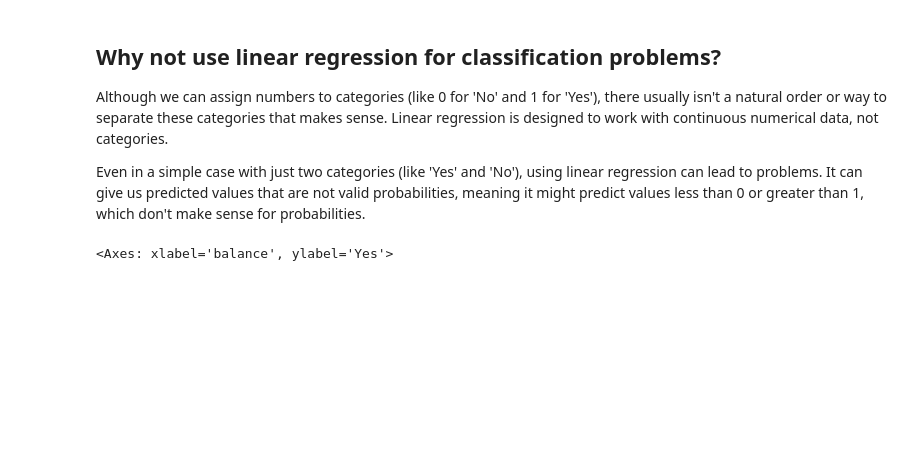
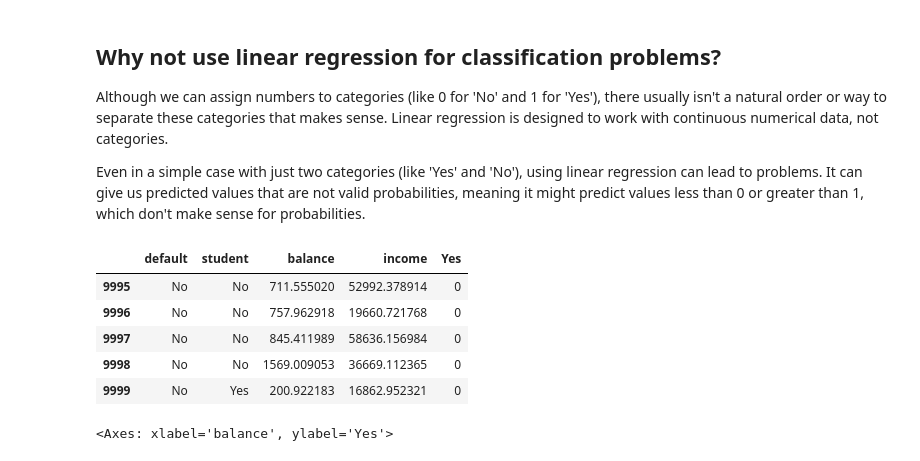
Before and after one commit to AzlinRusnan/Machine-Learning, a Jupyter notebook: Classification.ipynb, the cells around one changed output. Drawn from its saved outputs; the diff is of its cells as text; code cells hidden in the pictures; blank space fills up the shorter version.

```diff
--- a/Classification.ipynb
+++ b/Classification.ipynb
@@ -69,6 +69,15 @@ stats.chisqprob = lambda chisq, df: stats.chi2.sf(chisq, df)
 # %%
 # make column for Yes defaults
 default['Yes'] = (default['default'] == 'Yes').astype(int)
+# %%
+default.tail()
+# %% [output]
+|  | default | student | balance | income | Yes |
+| 9995 | No | No | 711.555020 | 52992.378914 | 0 |
+| 9996 | No | No | 757.962918 | 19660.721768 | 0 |
+| 9997 | No | No | 845.411989 | 58636.156984 | 0 |
+| 9998 | No | No | 1569.009053 | 36669.112365 | 0 |
+| 9999 | No | Yes | 200.922183 | 16862.952321 | 0 |
 # %%
 # linear regression model for default
 # not ideal and could be made better by simply making all probabilites < 0 equal to 0
```
Also changed, not shown: parts of 32 cells of this notebook.
